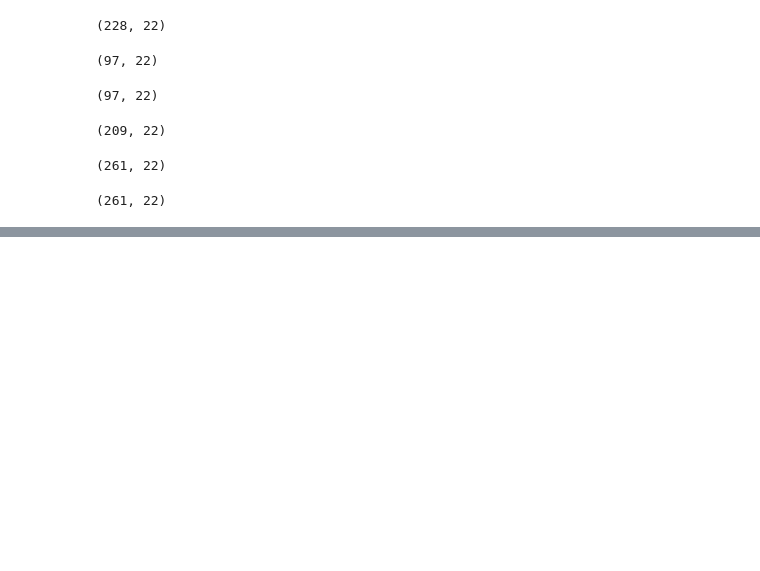
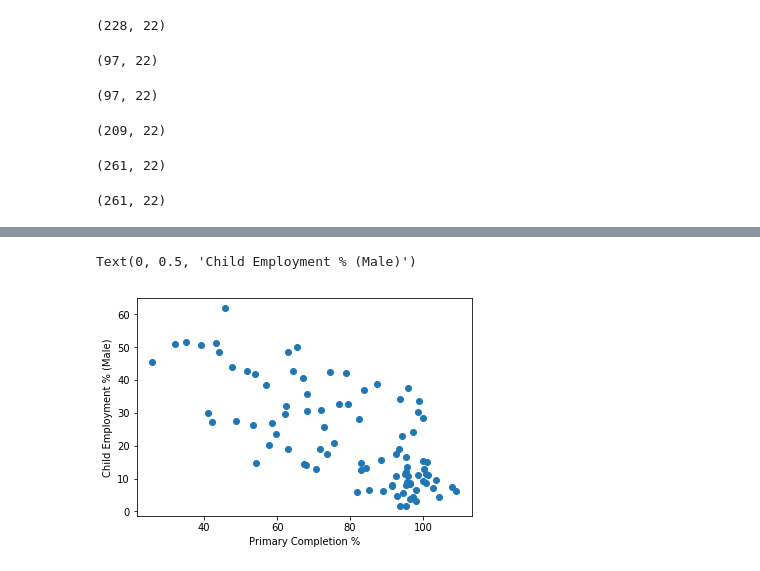
Before and after one commit to Yee-Brian14/primary_completion_rate, a Jupyter notebook: Data_Cleaning.ipynb, the cells around one changed output, grey strips where cells are left out. Cells and saved outputs as stored; diff of their text form; code cells hidden in the pictures; blank space fills up the shorter version.

```diff
--- a/Data_Cleaning.ipynb
+++ b/Data_Cleaning.ipynb
@@ -66,0 +59,5 @@ PrimaryCompletion[(PrimaryCompletion.index.isin(GovExpend.index))].shape
+# %%
+common1 = PrimaryCompletion[PrimaryCompletion.index.isin(ChildEmploymentM.index)]
+common2 = ChildEmploymentM[ChildEmploymentM.index.isin(PrimaryCompletion.index)]
+common3 = pd.merge(left=common1,right=common2,how='inner',left_on='Country Name',right_on='Country Name')
+common3.head()
@@ -66,0 +72,7 @@ PrimaryCompletion[(PrimaryCompletion.index.isin(GovExpend.index))].shape
+# %%
+plt.scatter(common1['Average %'],common2['Average %'])
+plt.xlabel('Primary Completion %')
+plt.ylabel('Child Employment % (Male)')
+# %% [output]
+Text(0, 0.5, 'Child Employment % (Male)')
+[figure, added]
```
Also changed, not shown: parts of 24 cells of this notebook.
